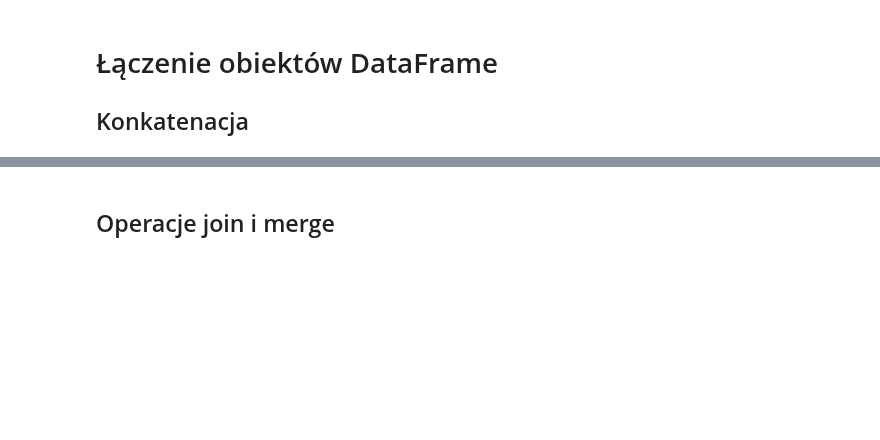
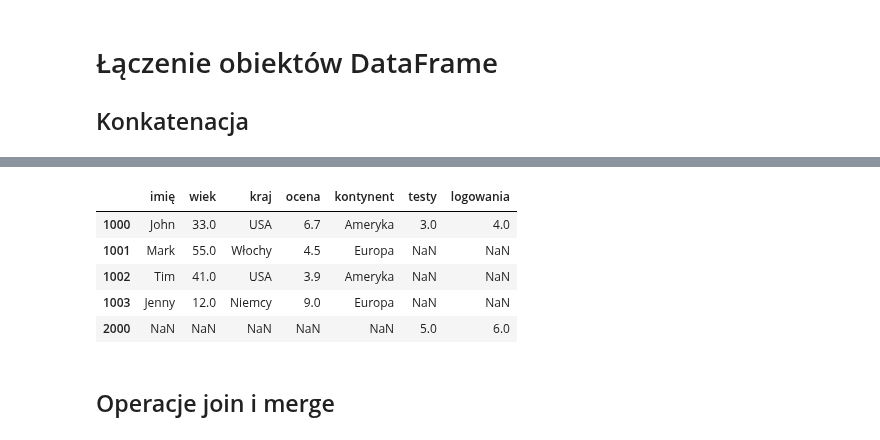
Before and after one commit to jarsonX/python_and_excel, a Jupyter notebook: code_work/r05.ipynb, the cells around one changed output, grey strips where cells are left out. Saved outputs shown, nothing was run; the diff lists cells and outputs as text; code cells hidden in the pictures; blank space fills up the shorter version.

```diff
--- a/code_work/r05.ipynb
+++ b/code_work/r05.ipynb
@@ -800,5 +936,13 @@ more_categories
 # %%
-pd.concat([df, more_categories], axis=1)
+concat_dfs = pd.concat([df, more_categories], axis=1)
+concat_dfs
+# %% [output]
+|  | imię | wiek | kraj | ocena | kontynent | testy | logowania |
+| 1000 | John | 33.0 | USA | 6.7 | Ameryka | 3.0 | 4.0 |
+| 1001 | Mark | 55.0 | Włochy | 4.5 | Europa | NaN | NaN |
+| 1002 | Tim | 41.0 | USA | 3.9 | Ameryka | NaN | NaN |
+| 1003 | Jenny | 12.0 | Niemcy | 9.0 | Europa | NaN | NaN |
+| 2000 | NaN | NaN | NaN | NaN | NaN | 5.0 | 6.0 |
 # %% [markdown]
 ## Operacje join i merge
 # %%
```
Also changed, not shown: parts of 28 cells of this notebook.
